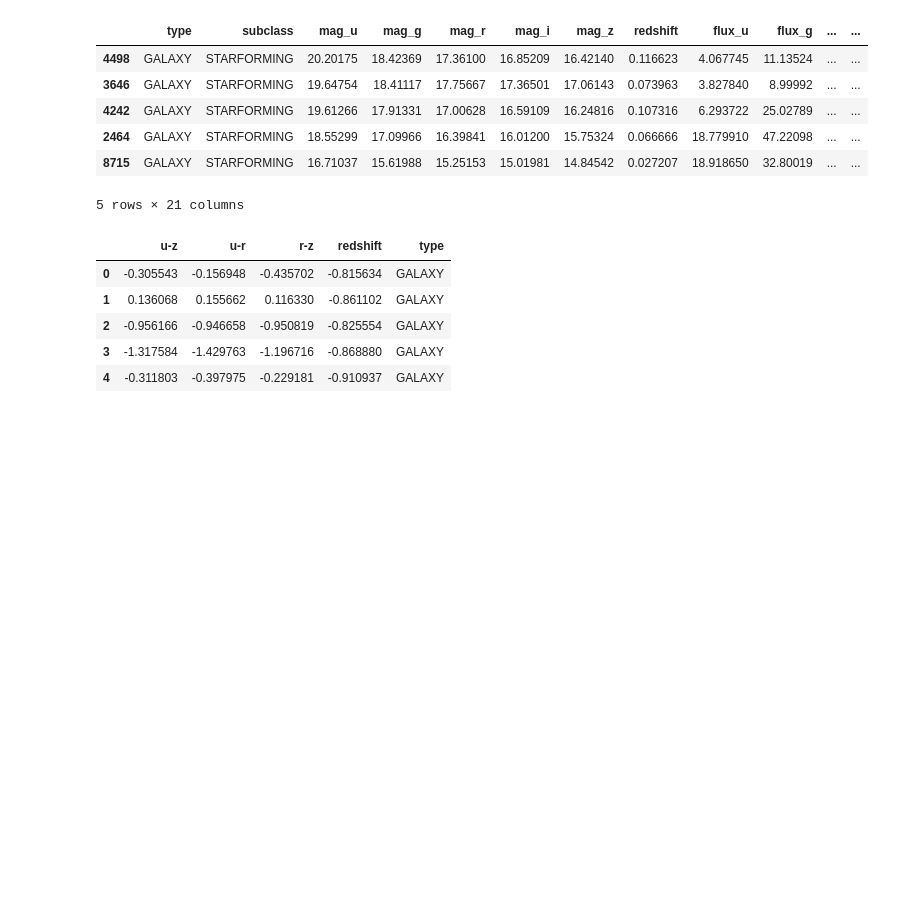
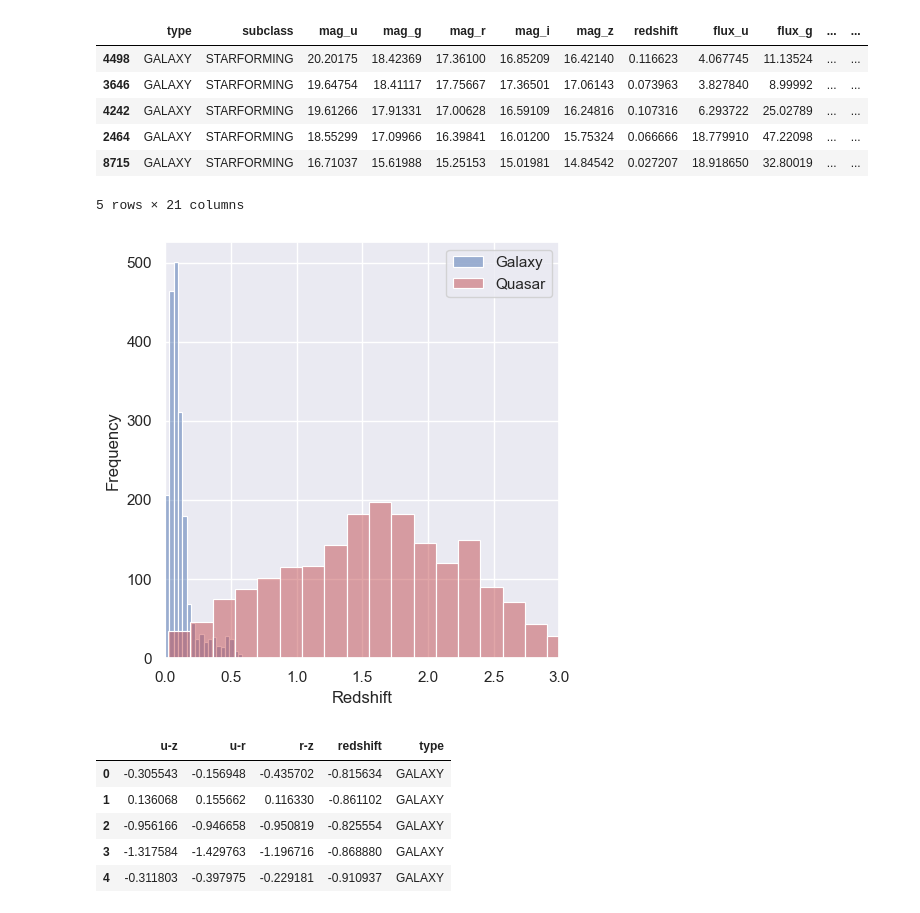
Before and after one commit to joanorePD/Astronomical_Anomaly_Detection_with_MEB, a Jupyter notebook: SSDS_Quasar-Galaxy.ipynb, the cells around one changed output. Saved outputs shown, nothing was run; the diff lists cells and outputs as text; code cells hidden in the pictures; blank space fills up the shorter version.

Commit message:
added histogram

```diff
--- a/SSDS_Quasar-Galaxy.ipynb
+++ b/SSDS_Quasar-Galaxy.ipynb
@@ -37,6 +37,34 @@ qso_g_df['i-z'] = qso_g_df['flux_i'] - qso_g_df['flux_z']
 qso_g_df['u-z'] = qso_g_df['flux_u'] - qso_g_df['flux_z']
 qso_g_df['u-r'] = qso_g_df['flux_u'] - qso_g_df['flux_r']
 qso_g_df['r-z'] = qso_g_df['flux_r'] - qso_g_df['flux_z']
+# %%
+import matplotlib.pyplot as plt
+import seaborn as sns
+
+galaxy_df = qso_g_df[qso_g_df['type'] == 'GALAXY']
+qso_df = qso_g_df[qso_g_df['type'] == 'QSO']
+
+sns.set(style="darkgrid")
+
+plt.figure(figsize=(5, 5))
+
+# Plotting GALAXY redshift
+sns.histplot(galaxy_df['redshift'], bins=30, color='b', alpha=0.5, label='Galaxy')
+
+# Plotting QSO redshift
+sns.histplot(qso_df['redshift'], bins=30, color='r', alpha=0.5, label='Quasar')
+
+plt.xlim(0, 3)  # Set x-axis limit
+
+#plt.title('Redshift Distribution in GALAXY and QSO')
+plt.xlabel('Redshift')
+plt.ylabel('Frequency')
+plt.legend()
+
+plt.tight_layout()
+plt.show()
+# %% [output]
+[figure, added]
 # %%
 # create a scaler object
 scaler = StandardScaler()
```
Also changed, not shown: parts of 5 cells of this notebook, 4 other files.
